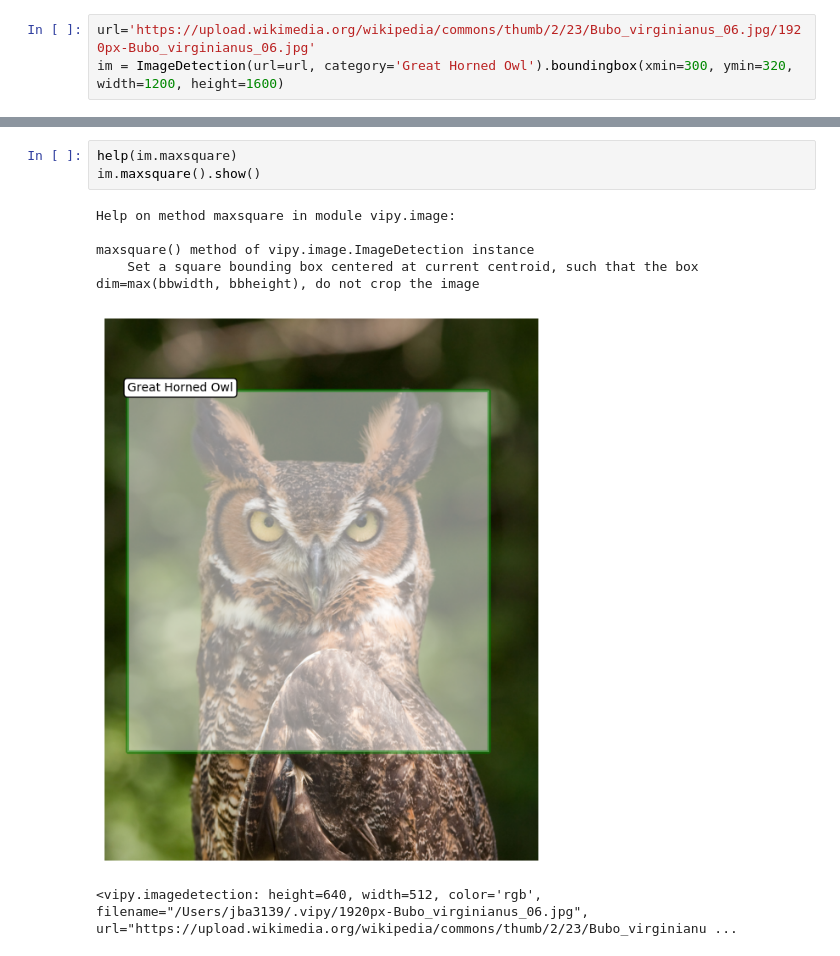
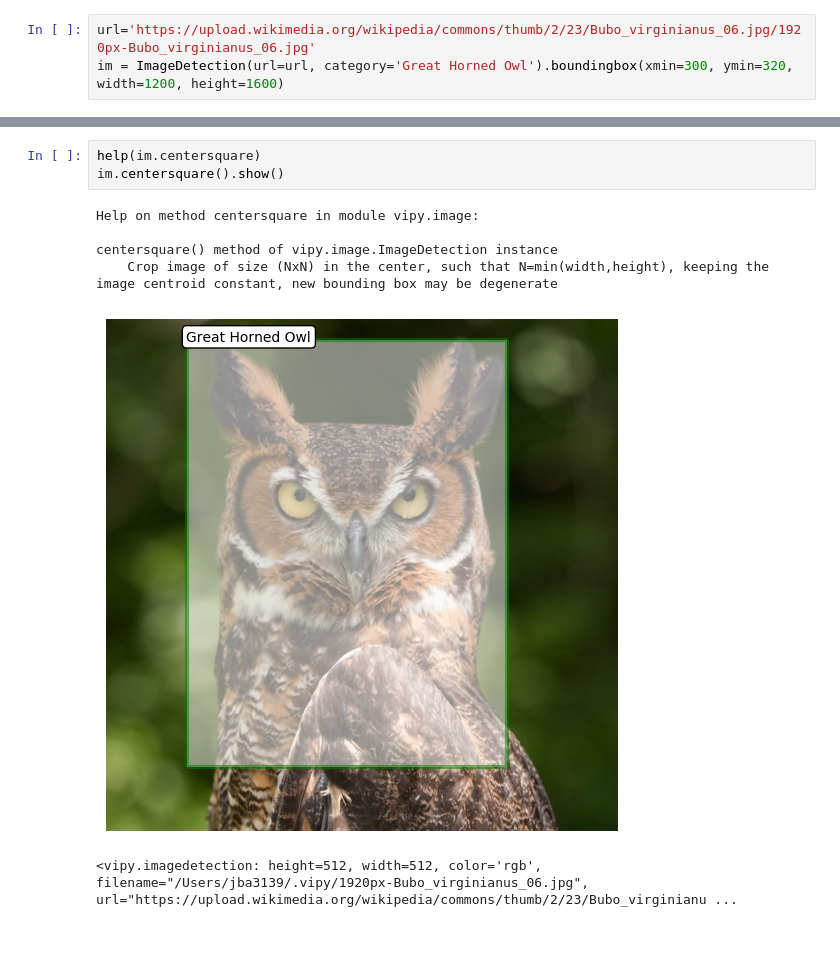
Before and after one commit to visym/vipy, a Jupyter notebook: demo/boundingbox.ipynb, the cells around one changed output, grey strips where cells are left out. Drawn from its saved outputs; the diff is of its cells as text.

```diff
--- a/demo/boundingbox.ipynb
+++ b/demo/boundingbox.ipynb
@@ -11,13 +18,13 @@ im.resize(cols=512).show()
 # %%
-help(im.maxsquare)
-im.maxsquare().show()
+help(im.centersquare)
+im.centersquare().show()
 # %% [output]
-Help on method maxsquare in module vipy.image:
+Help on method centersquare in module vipy.image:
 
-maxsquare() method of vipy.image.ImageDetection instance
-    Set a square bounding box centered at current centroid, such that the box dim=max(bbwidth, bbheight), do not crop the image
+centersquare() method of vipy.image.ImageDetection instance
+    Crop image of size (NxN) in the center, such that N=min(width,height), keeping the image centroid constant, new bounding box may be degenerate
-[figure, old version]
+[figure, new version]
-<vipy.imagedetection: height=640, width=512, color='rgb', filename="/Users/jba3139/.vipy/1920px-Bubo_virginianus_06.jpg", url="https://upload.wikimedia.org/wikipedia/commons/thumb/2/23/Bubo_virginianu ...
+<vipy.imagedetection: height=512, width=512, color='rgb', filename="/Users/jba3139/.vipy/1920px-Bubo_virginianus_06.jpg", url="https://upload.wikimedia.org/wikipedia/commons/thumb/2/23/Bubo_virginianu ...
 # %%
 help(im.dilate)
 im.dilate(0.75).show()
```
Also changed, not shown: parts of 8 cells of this notebook, 3 other files.
